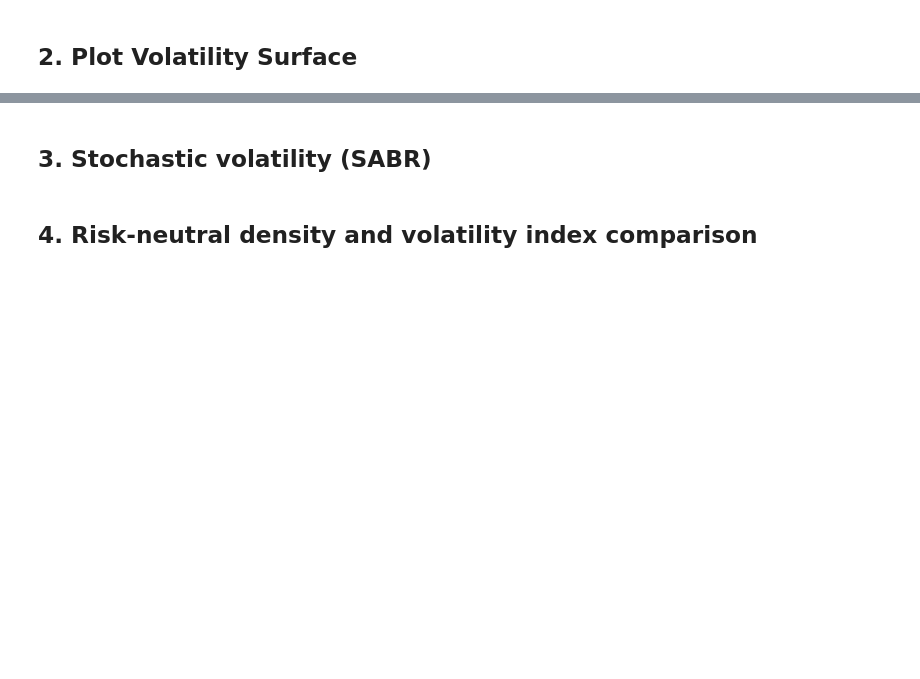
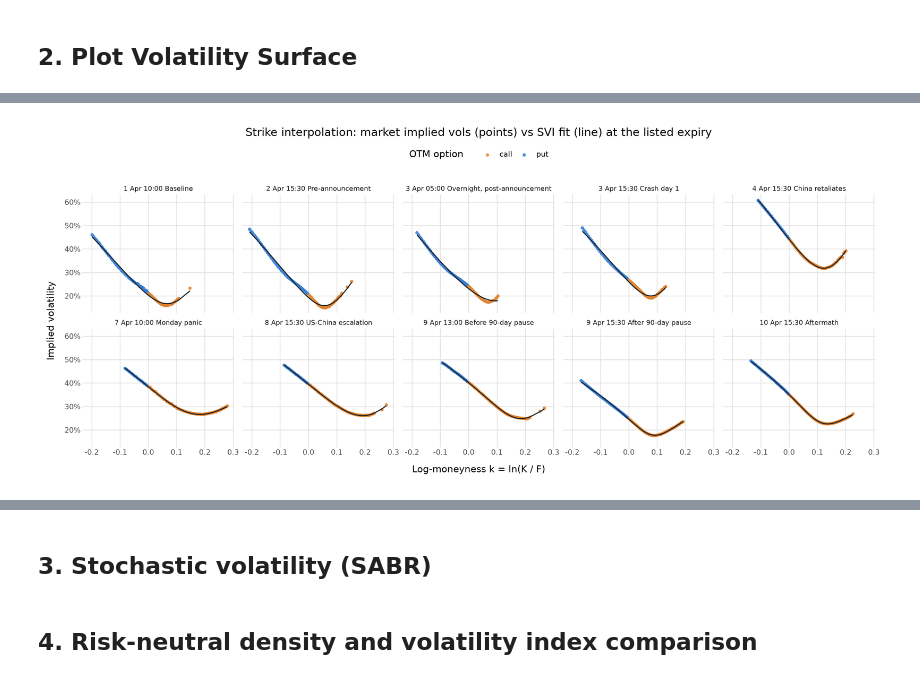
Before and after one commit to cyee02/MQF, a Jupyter notebook: QF620/Final Assignment/analysis.ipynb, the cells around one changed output, grey strips where cells are left out. Cells and saved outputs as stored; diff of their text form; code cells hidden in the pictures; blank space fills up the shorter version.

```diff
--- a/QF620/Final Assignment/analysis.ipynb
+++ b/QF620/Final Assignment/analysis.ipynb
@@ -445,0 +997,22 @@ Name: value, dtype: object
+# %%
+fit_df = pd.concat(
+    [info["smile"].assign(SNAPSHOT=label) for label, (_, info) in surfaces.items()], ignore_index=True
+)
+fit_df["SNAPSHOT"] = pd.Categorical(fit_df["SNAPSHOT"], categories=SNAPSHOT_LABELS)
+(
+    ggplot(fit_df, aes("LOG_MONEYNESS"))
+    + geom_point(aes(y="IMPLIED_VOL", color="OPTION_TYPE"), size=1.2, alpha=0.8)
+    + geom_line(aes(y="SVI_VOL"), color="#202124", size=0.7)
+    + facet_wrap("~SNAPSHOT", ncol=5)
+    + scale_color_manual(values={"put": "#2a78d6", "call": "#e0812b"})
+    + scale_y_continuous(labels=percent_format())
+    + labs(
+        title="Strike interpolation: market implied vols (points) vs SVI fit (line) at the listed expiry",
+        x="Log-moneyness k = ln(K / F)", y="Implied volatility", color="OTM option",
+    )
+    + theme_minimal()
+    + theme(figure_size=(14, 6), legend_position="top", panel_grid_minor=element_blank(),
+            strip_text=element_text(size=8))
+)
+# %% [output]
+[figure, added]
```
Also changed, not shown: parts of 24 cells of this notebook.
